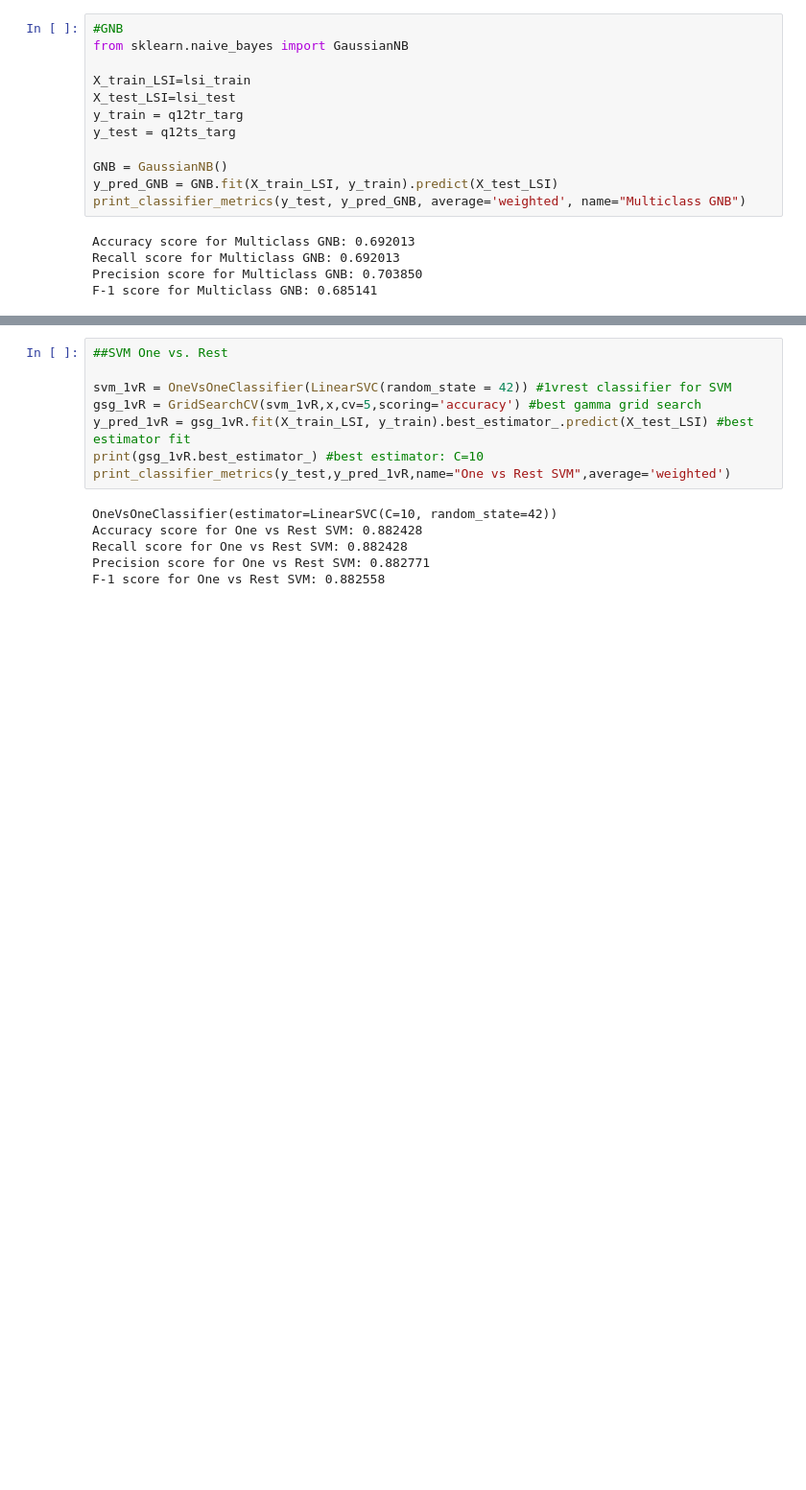
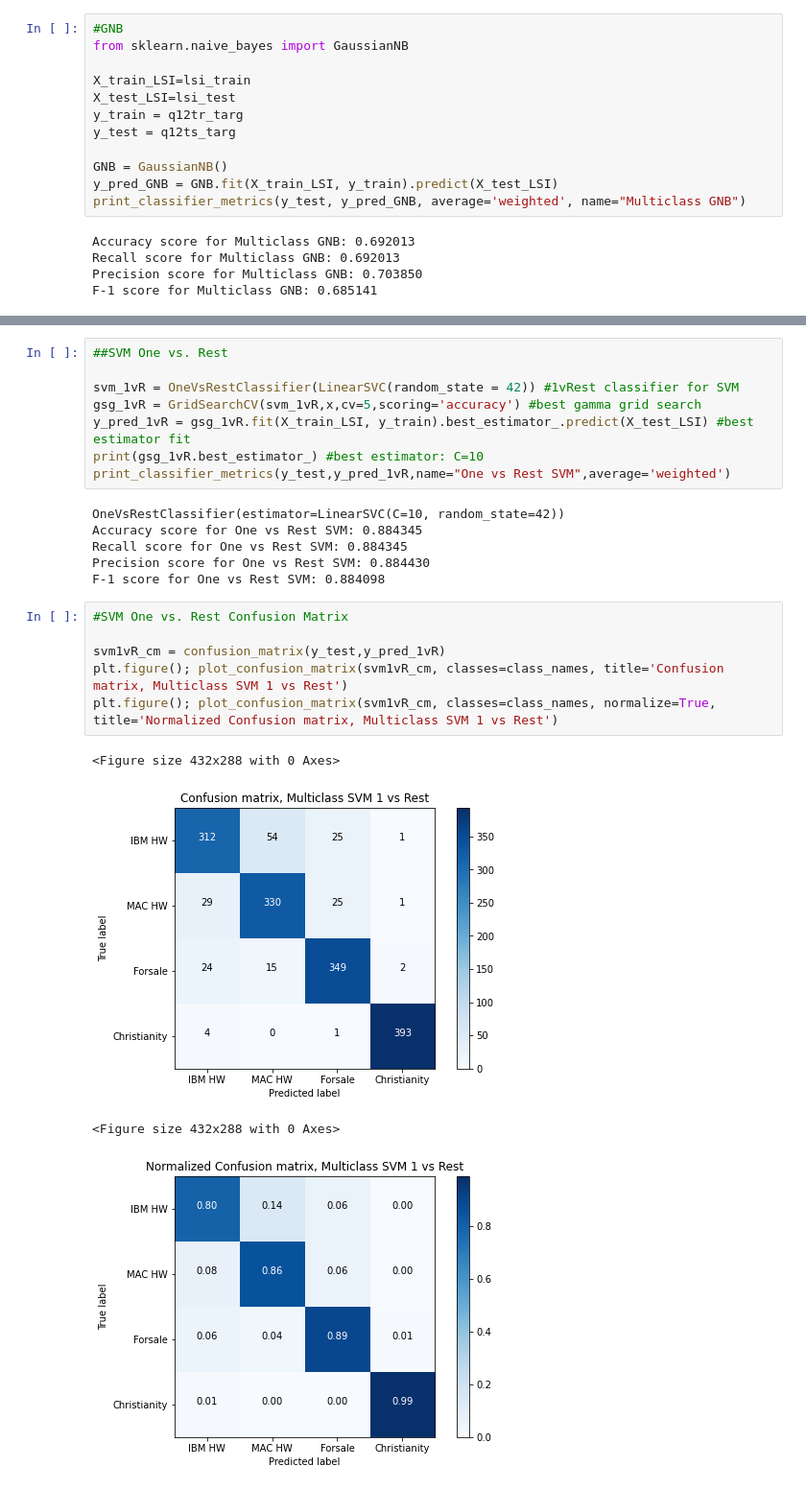
Before and after one commit to ryanli633/ECE_219, a Jupyter notebook: Project 1 Q1_2_3_12.ipynb, the cells around one changed output, grey strips where cells are left out. Shown at 96% size. Saved outputs shown, nothing was run; the diff lists cells and outputs as text; blank space fills up the shorter version.

```diff
--- a/Project 1 Q1_2_3_12.ipynb
+++ b/Project 1 Q1_2_3_12.ipynb
@@ -651,14 +594,25 @@ print(type(svm_fit))
 # %%
 ##SVM One vs. Rest
 
-svm_1vR = OneVsOneClassifier(LinearSVC(random_state = 42)) #1vrest classifier for SVM
+svm_1vR = OneVsRestClassifier(LinearSVC(random_state = 42)) #1vRest classifier for SVM
 gsg_1vR = GridSearchCV(svm_1vR,x,cv=5,scoring='accuracy') #best gamma grid search
 y_pred_1vR = gsg_1vR.fit(X_train_LSI, y_train).best_estimator_.predict(X_test_LSI) #best estimator fit
 print(gsg_1vR.best_estimator_) #best estimator: C=10
 print_classifier_metrics(y_test,y_pred_1vR,name="One vs Rest SVM",average='weighted')
 # %% [output]
-OneVsOneClassifier(estimator=LinearSVC(C=10, random_state=42))
-Accuracy score for One vs Rest SVM: 0.882428
-Recall score for One vs Rest SVM: 0.882428
-Precision score for One vs Rest SVM: 0.882771
-F-1 score for One vs Rest SVM: 0.882558
+OneVsRestClassifier(estimator=LinearSVC(C=10, random_state=42))
+Accuracy score for One vs Rest SVM: 0.884345
+Recall score for One vs Rest SVM: 0.884345
+Precision score for One vs Rest SVM: 0.884430
+F-1 score for One vs Rest SVM: 0.884098
+# %%
+#SVM One vs. Rest Confusion Matrix
+
+svm1vR_cm = confusion_matrix(y_test,y_pred_1vR)
+plt.figure(); plot_confusion_matrix(svm1vR_cm, classes=class_names, title='Confusion matrix, Multiclass SVM 1 vs Rest')
+plt.figure(); plot_confusion_matrix(svm1vR_cm, classes=class_names, normalize=True, title='Normalized Confusion matrix, Multiclass SVM 1 vs Rest')
+# %% [output]
+<Figure size 432x288 with 0 Axes>
+[figure, added]
+<Figure size 432x288 with 0 Axes>
+[figure, added]
```
Also changed, not shown: parts of 8 cells of this notebook.
